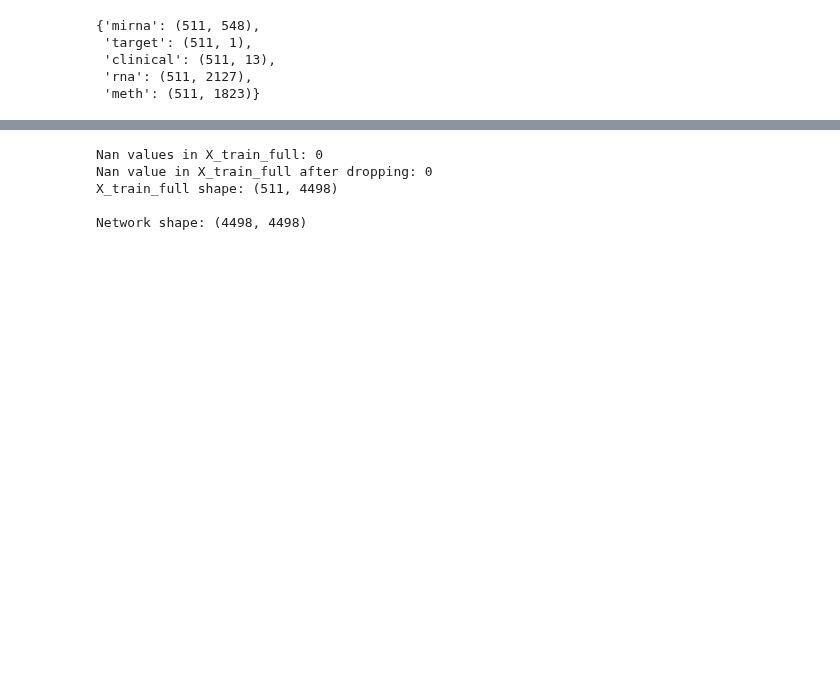
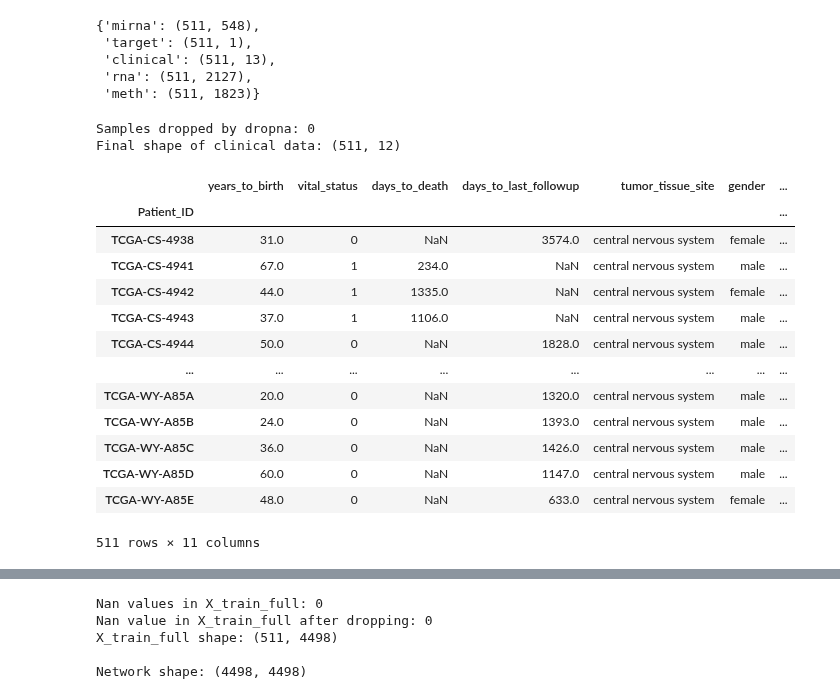
Before and after one commit to UCD-BDLab/BioNeuralNet, a Jupyter notebook: TCGA-Notebooks/TCGA-GBMLGG.ipynb, the cells around one changed output, grey strips where cells are left out. Saved outputs shown, nothing was run; the diff lists cells and outputs as text; code cells hidden in the pictures; blank space fills up the shorter version.

```diff
--- a/TCGA-Notebooks/TCGA-GBMLGG.ipynb
+++ b/TCGA-Notebooks/TCGA-GBMLGG.ipynb
@@ -366,6 +366,33 @@ target = tgca_gbmlgg.data["target"]
  'clinical': (511, 13),
  'rna': (511, 2127),
  'meth': (511, 1823)}
+# %%
+clinical = tgca_gbmlgg.data["clinical"]
+samples_before = clinical.shape[1]
+
+clinical_half_len = clinical.shape[1] // 2
+clinical.dropna(inplace=True, axis=1, thresh=clinical_half_len)
+samples_after = clinical.shape[1]
+print(f"Samples dropped by dropna: {samples_before - samples_after}")
+print(f"Final shape of clinical data: {clinical.shape}")
+clinical.drop(columns=['histological_type'])
+# %% [output]
+Samples dropped by dropna: 0
+Final shape of clinical data: (511, 12)
+|  | years_to_birth | vital_status | days_to_death | days_to_last_followup | tumor_tissue_site | gender | ... |
+| Patient_ID |  |  |  |  |  |  | ... |
+| TCGA-CS-4938 | 31.0 | 0 | NaN | 3574.0 | central nervous system | female | ... |
+| TCGA-CS-4941 | 67.0 | 1 | 234.0 | NaN | central nervous system | male | ... |
+| TCGA-CS-4942 | 44.0 | 1 | 1335.0 | NaN | central nervous system | female | ... |
+| TCGA-CS-4943 | 37.0 | 1 | 1106.0 | NaN | central nervous system | male | ... |
+| TCGA-CS-4944 | 50.0 | 0 | NaN | 1828.0 | central nervous system | male | ... |
+| ... | ... | ... | ... | ... | ... | ... | ... |
+| TCGA-WY-A85A | 20.0 | 0 | NaN | 1320.0 | central nervous system | male | ... |
+| TCGA-WY-A85B | 24.0 | 0 | NaN | 1393.0 | central nervous system | male | ... |
+| TCGA-WY-A85C | 36.0 | 0 | NaN | 1426.0 | central nervous system | male | ... |
+| TCGA-WY-A85D | 60.0 | 0 | NaN | 1147.0 | central nervous system | male | ... |
+| TCGA-WY-A85E | 48.0 | 0 | NaN | 633.0 | central nervous system | female | ... |
+511 rows × 11 columns
 # %%
 # BioNeuralNet provides a preprocessing function to handle clinical data
 clinical = tgca_gbmlgg.data["clinical"]
```
Also changed, not shown: parts of 14 cells of this notebook, 14 other files.
